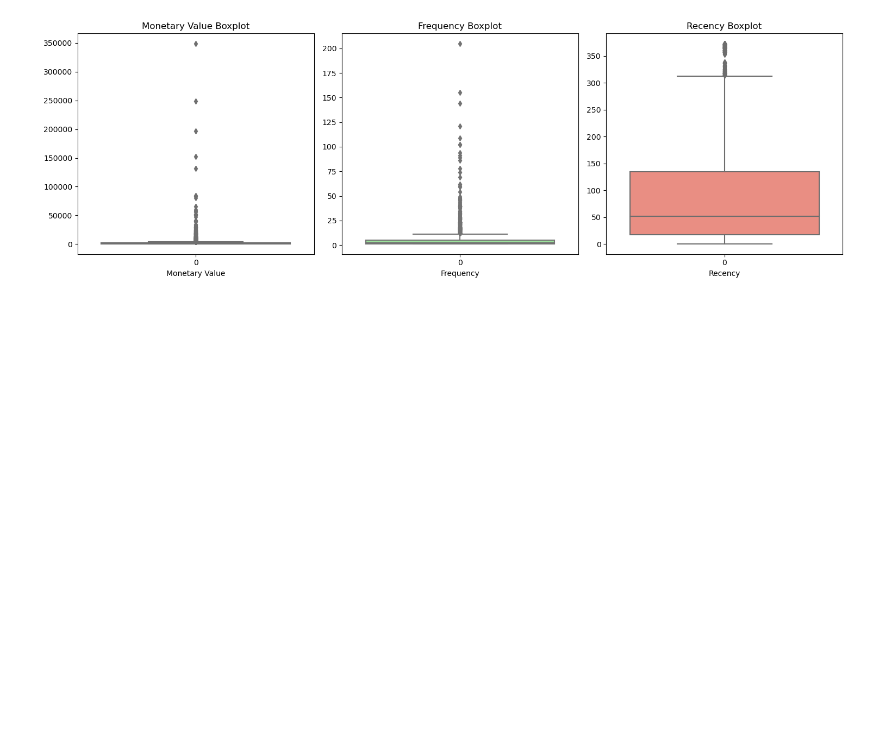
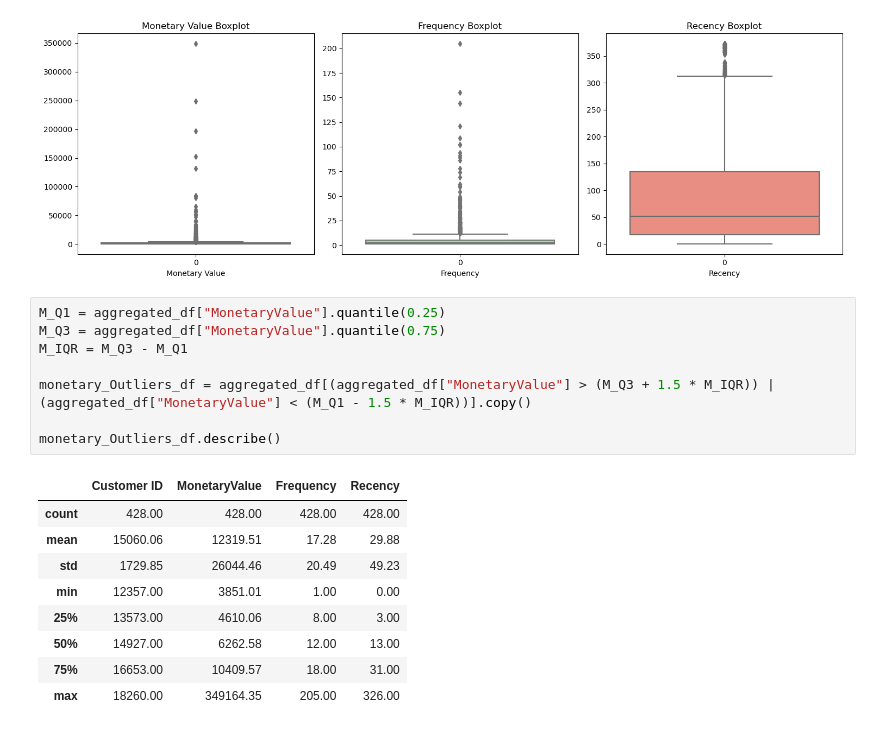
Before and after one commit to Vivek-Nandal/online-retail-ii, a Jupyter notebook: online_retail_data_clustering.ipynb, the cells around one changed output. Drawn from its saved outputs; the diff is of its cells as text; blank space fills up the shorter version.

```diff
--- a/online_retail_data_clustering.ipynb
+++ b/online_retail_data_clustering.ipynb
@@ -373,3 +373,21 @@ plt.tight_layout()
 plt.show()
 # %% [output]
 [figure]
+# %%
+M_Q1 = aggregated_df["MonetaryValue"].quantile(0.25)
+M_Q3 = aggregated_df["MonetaryValue"].quantile(0.75)
+M_IQR = M_Q3 - M_Q1
+
+monetary_Outliers_df = aggregated_df[(aggregated_df["MonetaryValue"] > (M_Q3 + 1.5 * M_IQR)) | (aggregated_df["MonetaryValue"] < (M_Q1 - 1.5 * M_IQR))].copy()
+
+monetary_Outliers_df.describe()
+# %% [output]
+|  | Customer ID | MonetaryValue | Frequency | Recency |
+| count | 428.00 | 428.00 | 428.00 | 428.00 |
+| mean | 15060.06 | 12319.51 | 17.28 | 29.88 |
+| std | 1729.85 | 26044.46 | 20.49 | 49.23 |
+| min | 12357.00 | 3851.01 | 1.00 | 0.00 |
+| 25% | 13573.00 | 4610.06 | 8.00 | 3.00 |
+| 50% | 14927.00 | 6262.58 | 12.00 | 13.00 |
+| 75% | 16653.00 | 10409.57 | 18.00 | 31.00 |
+| max | 18260.00 | 349164.35 | 205.00 | 326.00 |
```
Also changed, not shown: parts of 3 cells of this notebook.
